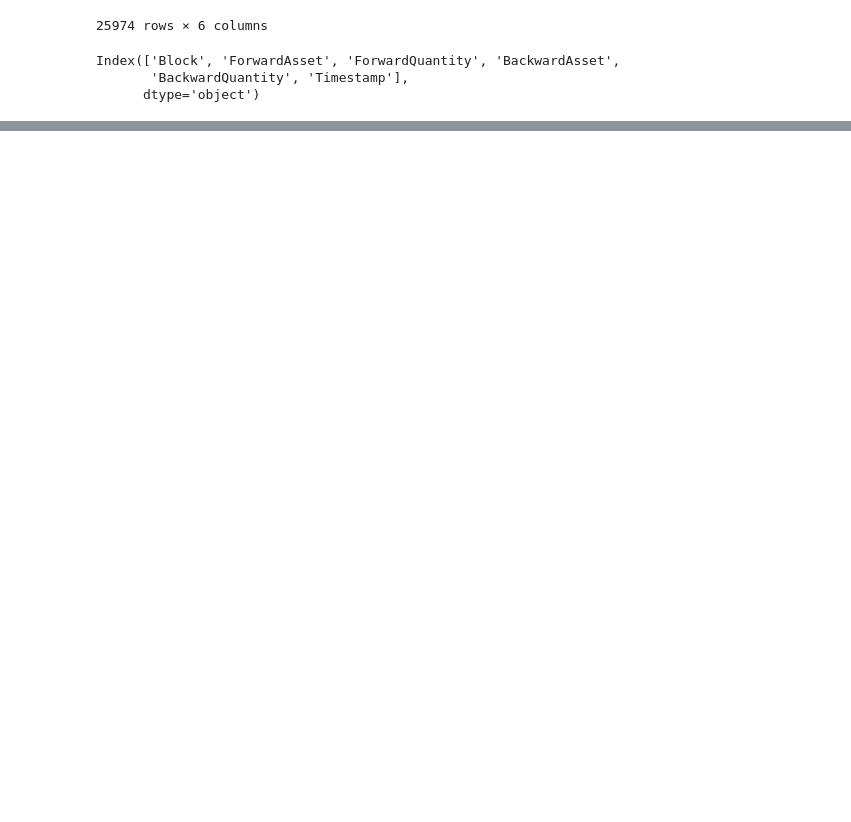
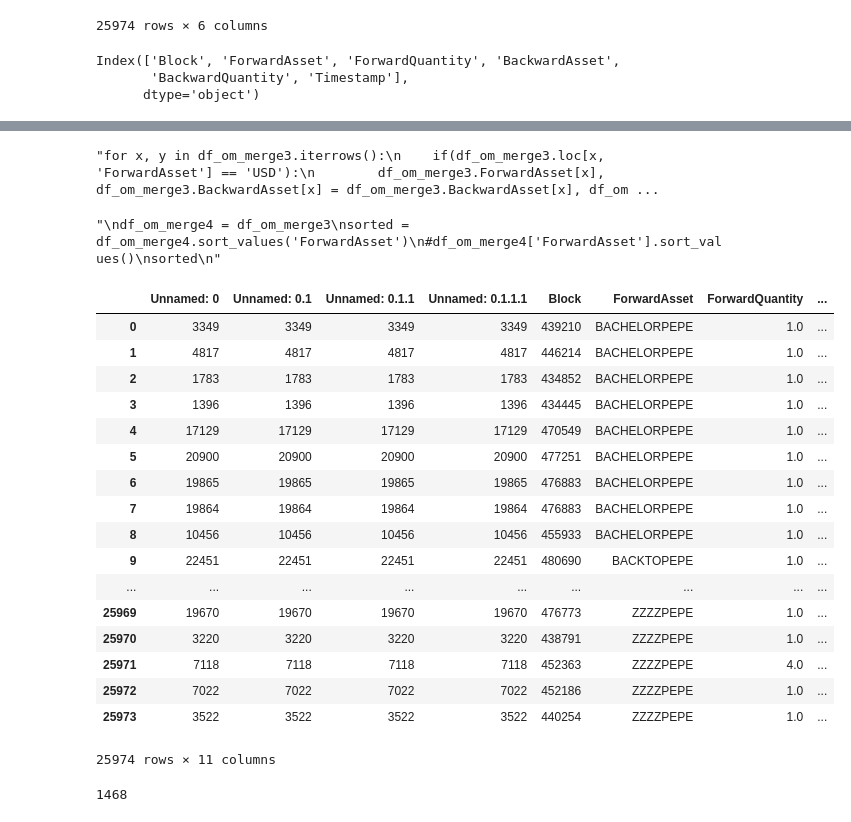
Before and after one commit to CameronLofy/rarepepes, a Jupyter notebook: rarepepes.ipynb, the cells around one changed output, grey strips where cells are left out. Cells and saved outputs as stored; diff of their text form; code cells hidden in the pictures; blank space fills up the shorter version.

```diff
--- a/rarepepes.ipynb
+++ b/rarepepes.ipynb
@@ -198,0 +293,44 @@ df_om_merge2.to_csv(r'C:\Programming\cmpe188\rarepepes\ordermatches_USD.csv')
+# %%
+'''for x, y in df_om_merge3.iterrows():
+    if(df_om_merge3.loc[x, 'ForwardAsset'] == 'USD'):
+        df_om_merge3.ForwardAsset[x], df_om_merge3.BackwardAsset[x] = df_om_merge3.BackwardAsset[x], df_om_merge3.ForwardAsset[x]
+df_om_merge3
+'''
+# %% [output]
+"for x, y in df_om_merge3.iterrows():\n    if(df_om_merge3.loc[x, 'ForwardAsset'] == 'USD'):\n        df_om_merge3.ForwardAsset[x], df_om_merge3.BackwardAsset[x] = df_om_merge3.BackwardAsset[x], df_om ...
+# %%
+#df_om_merge3.to_csv(r'C:\Users\Zachary Nguyen\Desktop\188 Project\rarepepes\CardLeftPriceRight.csv')
+'''
+df_om_merge4 = df_om_merge3
+sorted = df_om_merge4.sort_values('ForwardAsset')
+#df_om_merge4['ForwardAsset'].sort_values()
+sorted
+'''
+# %% [output]
+"\ndf_om_merge4 = df_om_merge3\nsorted = df_om_merge4.sort_values('ForwardAsset')\n#df_om_merge4['ForwardAsset'].sort_values()\nsorted\n"
+# %%
+df_om_merge5 = pd.read_csv('SortCards.csv')
+df_om_merge5
+# %% [output]
+|  | Unnamed: 0 | Unnamed: 0.1 | Unnamed: 0.1.1 | Unnamed: 0.1.1.1 | Block | ForwardAsset | ForwardQuantity | ... |
+| 0 | 3349 | 3349 | 3349 | 3349 | 439210 | BACHELORPEPE | 1.0 | ... |
+| 1 | 4817 | 4817 | 4817 | 4817 | 446214 | BACHELORPEPE | 1.0 | ... |
+| 2 | 1783 | 1783 | 1783 | 1783 | 434852 | BACHELORPEPE | 1.0 | ... |
+| 3 | 1396 | 1396 | 1396 | 1396 | 434445 | BACHELORPEPE | 1.0 | ... |
+| 4 | 17129 | 17129 | 17129 | 17129 | 470549 | BACHELORPEPE | 1.0 | ... |
+| 5 | 20900 | 20900 | 20900 | 20900 | 477251 | BACHELORPEPE | 1.0 | ... |
+| 6 | 19865 | 19865 | 19865 | 19865 | 476883 | BACHELORPEPE | 1.0 | ... |
+| 7 | 19864 | 19864 | 19864 | 19864 | 476883 | BACHELORPEPE | 1.0 | ... |
+| 8 | 10456 | 10456 | 10456 | 10456 | 455933 | BACHELORPEPE | 1.0 | ... |
+| 9 | 22451 | 22451 | 22451 | 22451 | 480690 | BACKTOPEPE | 1.0 | ... |
+| ... | ... | ... | ... | ... | ... | ... | ... | ... |
+| 25969 | 19670 | 19670 | 19670 | 19670 | 476773 | ZZZZPEPE | 1.0 | ... |
+| 25970 | 3220 | 3220 | 3220 | 3220 | 438791 | ZZZZPEPE | 1.0 | ... |
+| 25971 | 7118 | 7118 | 7118 | 7118 | 452363 | ZZZZPEPE | 4.0 | ... |
+| 25972 | 7022 | 7022 | 7022 | 7022 | 452186 | ZZZZPEPE | 1.0 | ... |
+| 25973 | 3522 | 3522 | 3522 | 3522 | 440254 | ZZZZPEPE | 1.0 | ... |
+25974 rows × 11 columns
+# %%
+len(df_om_merge5['ForwardAsset'].unique())
+# %% [output]
+1468
```
Also changed, not shown: parts of 12 cells of this notebook, 1 other file.
